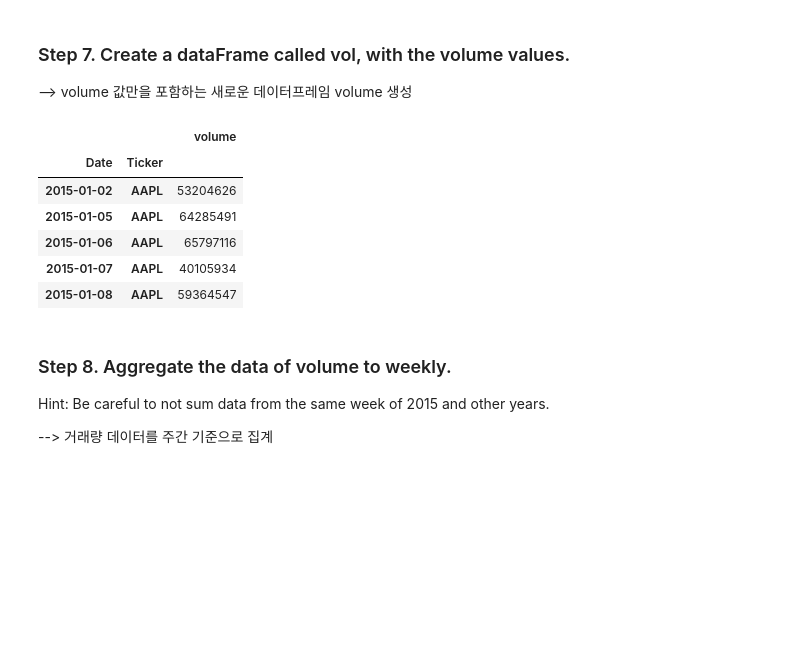
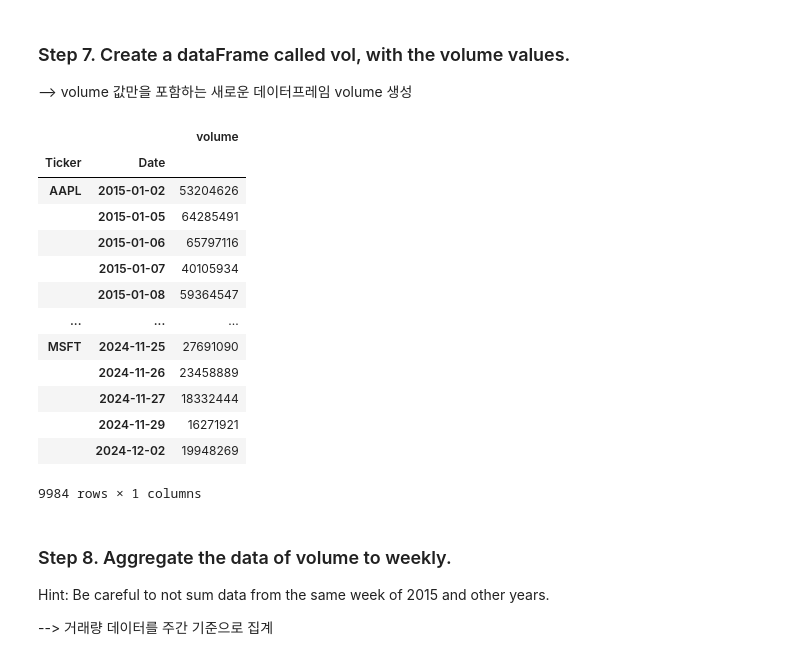
Before and after one commit to seo-minsu/Python_Programming_Study, a Jupyter notebook: pandas_exercises/09_Time_Series/Getting_Financial_Data/Exercises.ipynb, the cells around one changed output. Cells and saved outputs as stored; diff of their text form; code cells hidden in the pictures; blank space fills up the shorter version.

```diff
--- a/pandas_exercises/09_Time_Series/Getting_Financial_Data/Exercises.ipynb
+++ b/pandas_exercises/09_Time_Series/Getting_Financial_Data/Exercises.ipynb
@@ -123,4 +129,4 @@ RemoteDataError:  Their was an issue from the data vendor side, here is their re
 
 df = pd.concat([df_AAPL, df_TSLA, df_IBM, df_MSFT])
 
-df
+df.index = pd.to_datetime(df.index)
@@ -162,15 +161,22 @@ df.head()
 # %%
 volume = df[['volume']]
 
-volume.head()
+volume
 # %% [output]
 |  |  | volume |
-| Date | Ticker |  |
-| 2015-01-02 | AAPL | 53204626 |
-| 2015-01-05 | AAPL | 64285491 |
-| 2015-01-06 | AAPL | 65797116 |
-| 2015-01-07 | AAPL | 40105934 |
-| 2015-01-08 | AAPL | 59364547 |
+| Ticker | Date |  |
+| AAPL | 2015-01-02 | 53204626 |
+|  | 2015-01-05 | 64285491 |
+|  | 2015-01-06 | 65797116 |
+|  | 2015-01-07 | 40105934 |
+|  | 2015-01-08 | 59364547 |
+| ... | ... | ... |
+| MSFT | 2024-11-25 | 27691090 |
+|  | 2024-11-26 | 23458889 |
+|  | 2024-11-27 | 18332444 |
+|  | 2024-11-29 | 16271921 |
+|  | 2024-12-02 | 19948269 |
+9984 rows × 1 columns
 # %% [markdown]
 ### Step 8. Aggregate the data of volume to weekly.
 Hint: Be careful to not sum data from the same week of 2015 and other years.
```
Also changed, not shown: parts of 8 cells of this notebook.
